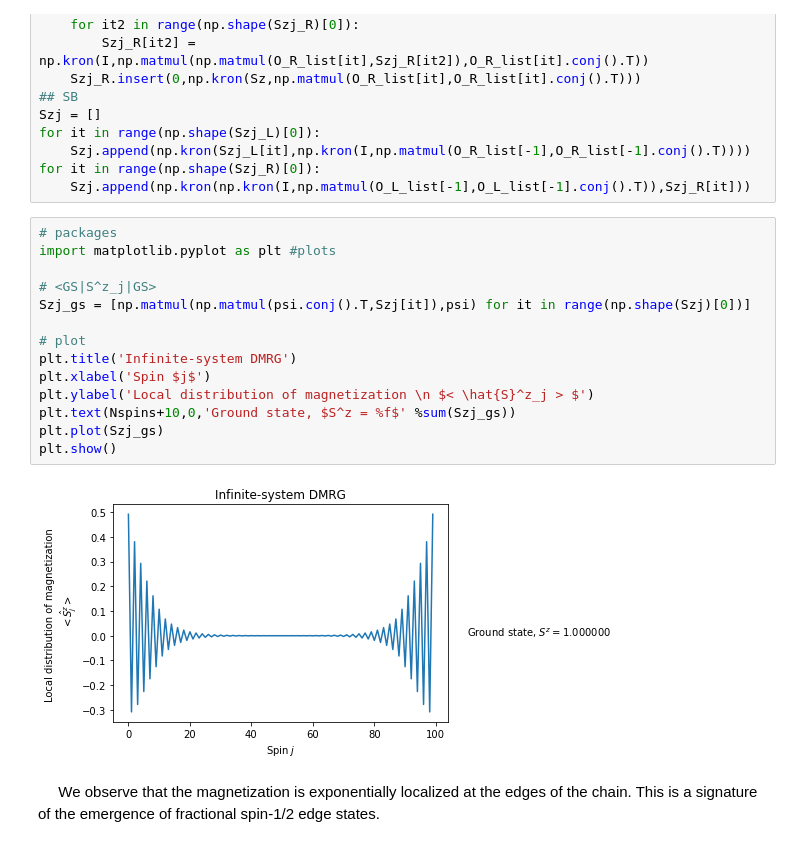
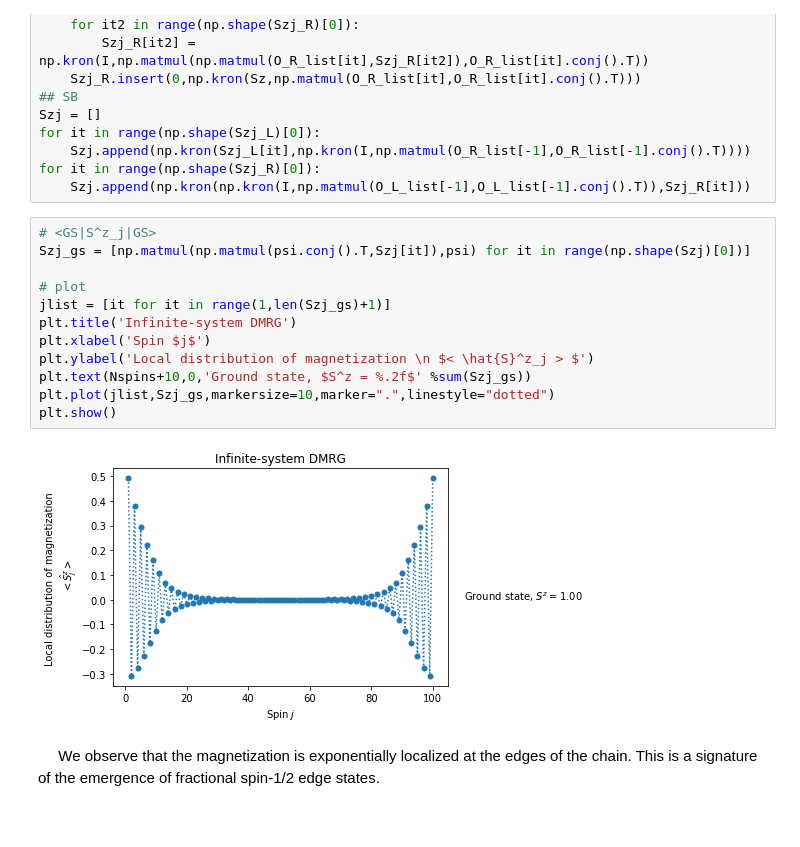
Before and after one commit to GCatarina/DMRG_didactic, a Jupyter notebook: DMRG_implementation.ipynb, the cells around one changed output. Cells and saved outputs as stored; diff of their text form.

```diff
--- a/DMRG_implementation.ipynb
+++ b/DMRG_implementation.ipynb
@@ -830,20 +768,18 @@ for it in range(np.shape(Szj_L)[0]):
 for it in range(np.shape(Szj_R)[0]):
     Szj.append(np.kron(np.kron(I,np.matmul(O_L_list[-1],O_L_list[-1].conj().T)),Szj_R[it]))
 # %%
-# packages
-import matplotlib.pyplot as plt #plots
-
 # <GS|S^z_j|GS>
 Szj_gs = [np.matmul(np.matmul(psi.conj().T,Szj[it]),psi) for it in range(np.shape(Szj)[0])]
 
 # plot
+jlist = [it for it in range(1,len(Szj_gs)+1)]
 plt.title('Infinite-system DMRG')
 plt.xlabel('Spin $j$')
 plt.ylabel('Local distribution of magnetization \n $< \hat{S}^z_j > $')
-plt.text(Nspins+10,0,'Ground state, $S^z = %f$' %sum(Szj_gs))
-plt.plot(Szj_gs)
+plt.text(Nspins+10,0,'Ground state, $S^z = %.2f$' %sum(Szj_gs))
+plt.plot(jlist,Szj_gs,markersize=10,marker=".",linestyle="dotted")
 plt.show()
 # %% [output]
-[figure, old version]
+[figure, new version]
 # %% [markdown]
 $\quad$ We observe that the magnetization is exponentially localized at the edges of the chain. This is a signature of the emergence of fractional spin-1/2 edge states.
```
Also changed, not shown: parts of 7 cells of this notebook.
